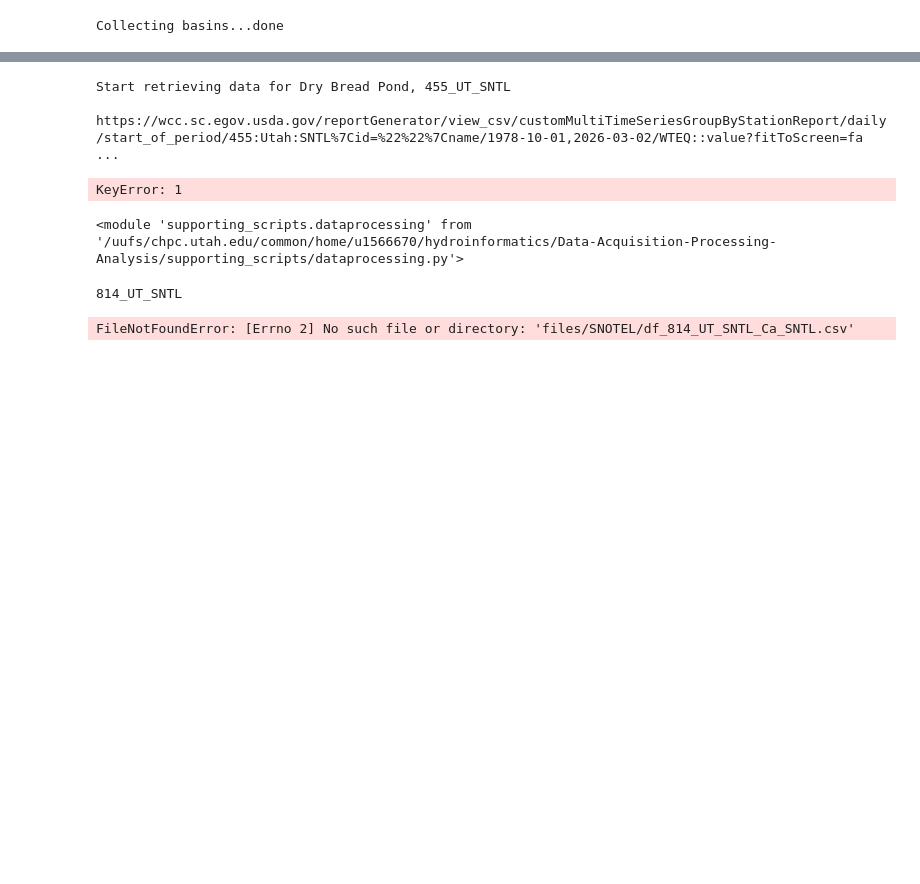
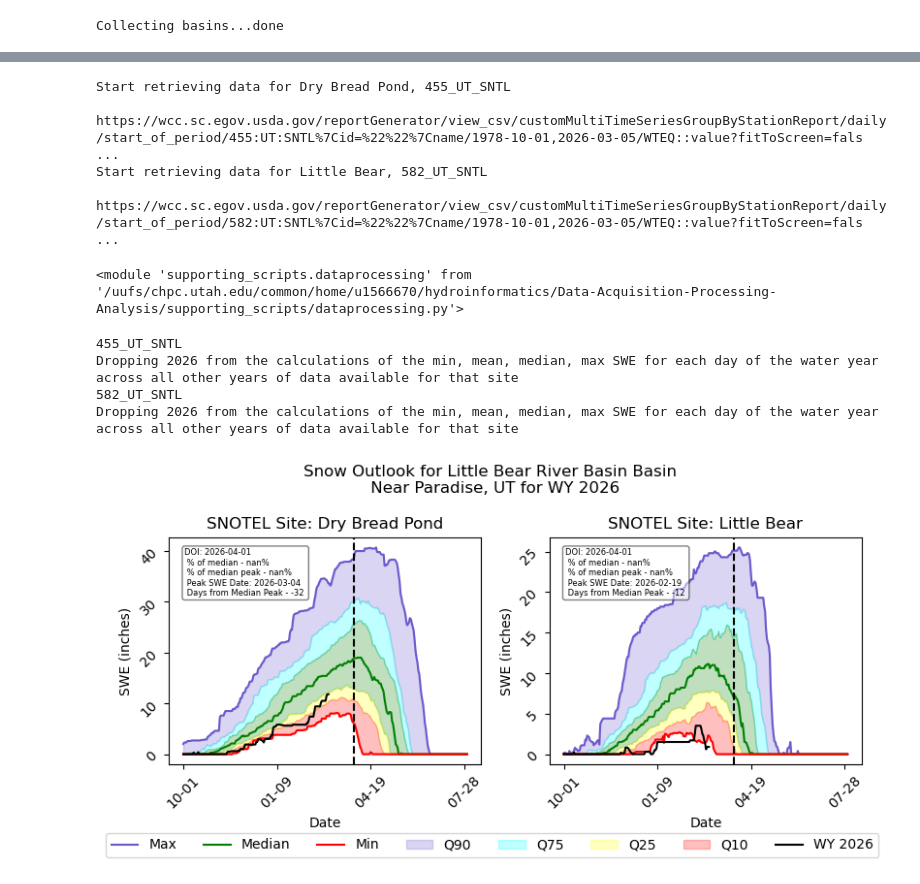
Before and after one commit to lmclatch/Data-Acquisition-Processing-Analysis, a Jupyter notebook: My_SNOTEL_Analysis.ipynb, the cells around one changed output, grey strips where cells are left out. Drawn from its saved outputs; the diff is of its cells as text; code cells hidden in the pictures; blank space fills up the shorter version.

Commit message:
finished my_snotel_analysis

```diff
--- a/My_SNOTEL_Analysis.ipynb
+++ b/My_SNOTEL_Analysis.ipynb
@@ -60,19 +60,27 @@ mapping.snotel_mapping(gdf_in_bbox, basin, site_feature)
 # %% [output]
 [interactive output not drawn]
 # %%
-# Use the getData module to retrieve data
+state_abbr_map = {
+   'Utah': 'UT',
+}
 
 OutputFolder = 'files/SNOTEL'
 if not os.path.exists(OutputFolder):
     os.makedirs(OutputFolder)
 
+gdf_in_bbox = gdf_in_bbox.reset_index(drop=True)
+
 for i in gdf_in_bbox.index:
-   # getData.getCaliSNOTELData(gdf_in_bbox.name[i], gdf_in_bbox.code[i], gdf_in_bbox.beginDate[i], gdf_in_bbox.endDate[i], OutputFolder)
-    getData.getSNOTELData(gdf_in_bbox.name[i], gdf_in_bbox.code[i], gdf_in_bbox.state[i], gdf_in_bbox.beginDate[i], gdf_in_bbox.endDate[i], OutputFolder)
+    state_raw = gdf_in_bbox.state[i]
+    # Handle both full names and already-abbreviated states
+    state_abbr = state_abbr_map.get(state_raw, state_raw)
+    getData.getSNOTELData(gdf_in_bbox.name[i], gdf_in_bbox.code[i], state_abbr,
+                          gdf_in_bbox.beginDate[i], gdf_in_bbox.endDate[i], OutputFolder)
 # %% [output]
 Start retrieving data for Dry Bread Pond, 455_UT_SNTL
- https://wcc.sc.egov.usda.gov/reportGenerator/view_csv/customMultiTimeSeriesGroupByStationReport/daily/start_of_period/455:Utah:SNTL%7Cid=%22%22%7Cname/1978-10-01,2026-03-02/WTEQ::value?fitToScreen=fa ...
+ https://wcc.sc.egov.usda.gov/reportGenerator/view_csv/customMultiTimeSeriesGroupByStationReport/daily/start_of_period/455:UT:SNTL%7Cid=%22%22%7Cname/1978-10-01,2026-03-05/WTEQ::value?fitToScreen=fals ...
+Start retrieving data for Little Bear, 582_UT_SNTL
+ https://wcc.sc.egov.usda.gov/reportGenerator/view_csv/customMultiTimeSeriesGroupByStationReport/daily/start_of_period/582:UT:SNTL%7Cid=%22%22%7Cname/1978-10-01,2026-03-05/WTEQ::value?fitToScreen=fals ...
-KeyError: 1
 # %%
 import importlib.util
 importlib.reload(dataprocessing)
@@ -82,13 +90,20 @@ importlib.reload(dataprocessing)
 
 # Load the data for one site
 sites = list(gdf_in_bbox.code)
-stateab = 'Ca'
+stateab = 'UT'
 sitedict = dict()
 
 for site in sites:
     sitedict[site] = dataprocessing.processSNOTEL(site, stateab, WY)
-
-sitedict['TUM'].head()
 # %% [output]
-814_UT_SNTL
+455_UT_SNTL
+Dropping 2026 from the calculations of the min, mean, median, max SWE for each day of the water year across all other years of data available for that site
+582_UT_SNTL
+Dropping 2026 from the calculations of the min, mean, median, max SWE for each day of the water year across all other years of data available for that site
-FileNotFoundError: [Errno 2] No such file or directory: 'files/SNOTEL/df_814_UT_SNTL_Ca_SNTL.csv'
+# %%
+watershed = "Little Bear River Basin"
+AOI = 'Near Paradise, UT'
+DOI = '04-01' #must be in MM-DD form
+SNOTEL_Analyzer.SNOTELPlots(sitedict, gdf_in_bbox, WY, watershed, AOI,DOI)
+# %% [output]
+[figure, added]
```
Also changed, not shown: parts of 3 cells of this notebook, 4 other files.
